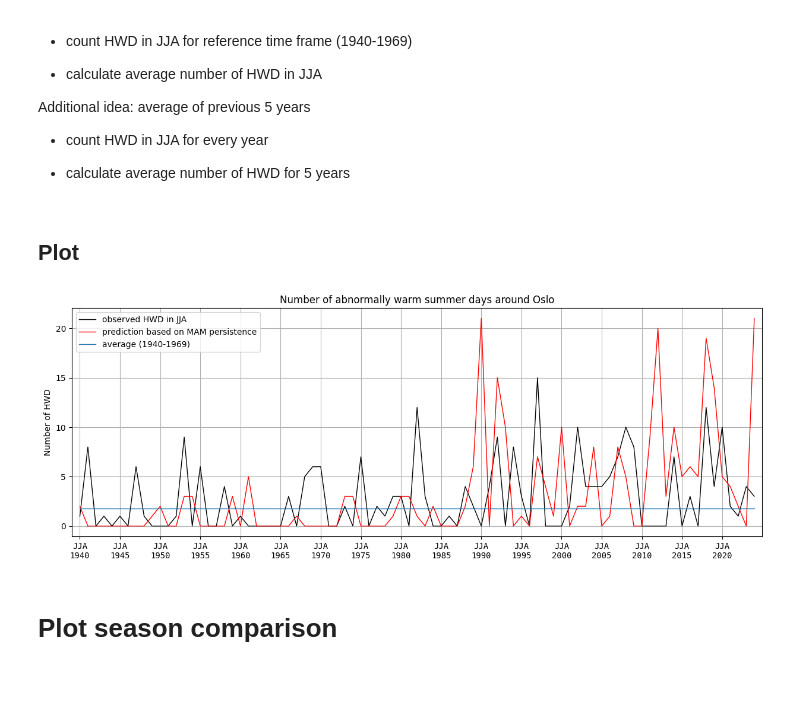
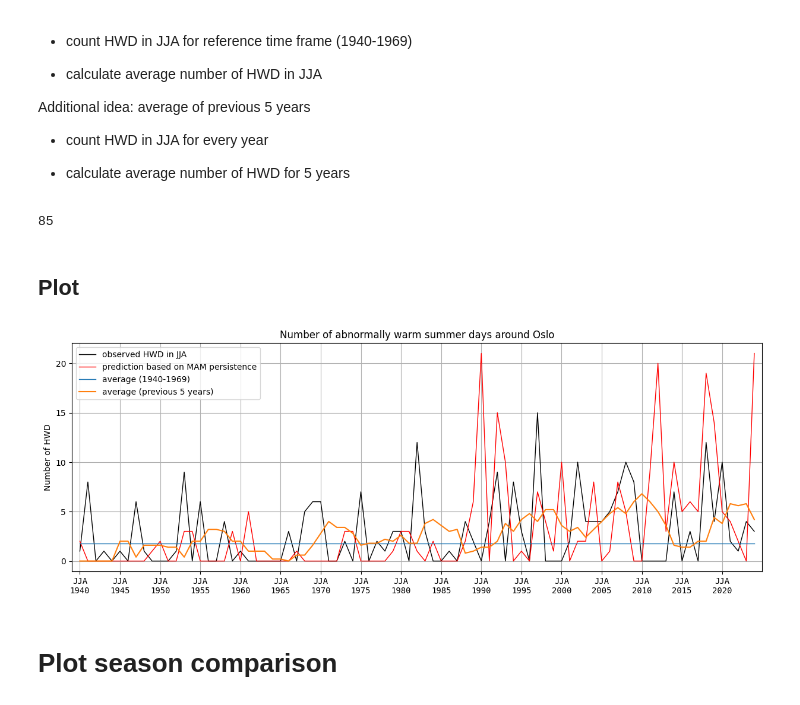
Before and after one commit to stine-fohrmann/63-741-predict-climate, a Jupyter notebook: homework-stat-predict.ipynb, the cells around one changed output. Saved outputs shown, nothing was run; the diff lists cells and outputs as text; code cells hidden in the pictures.

Commit message:
add prediction based on previous 5 years

```diff
--- a/homework-stat-predict.ipynb
+++ b/homework-stat-predict.ipynb
@@ -95,44 +95,63 @@ hwd_climatology_JJA_years, hwd_climatology_JJA = count_hwd(data_subset, climatol
     start_month=6,
     end_month=8
 )
+# %%
+hwd_climatology_JJA_years_full, hwd_climatology_JJA_full = count_hwd(data_subset, climatology,
+    start_year=1940,
+    end_year=2024,
+    start_month=6,
+    end_month=8
+)
 # %%
 years = hwd_JJA_years
 hwd_avg = hwd_climatology_JJA.mean()
 hwd_avg_array = np.full(len(years), hwd_avg)
+
+# Number of years to use for prediction calculation
+num_years = 5
+# Calculate prediction based on previous years
+previous_years_prediction = compute_previous_years_prediction(hwd_climatology_JJA_full, num_years)
+
+len(previous_years_prediction)
+# %% [output]
+85
 # %% [markdown]
 ## Plot
 # %%
 # Plot time series of JJA HWD
 plt.figure(figsize=(15,5))
 
 # Plot observed summer HWD
 plt.plot(years, hwd_JJA, '-', c='k', lw=1, label='observed HWD in JJA')
 # plt.plot(hwd_climatology_JJA_years, hwd_climatology_JJA)
 
 # Prediction based on spring (MAM) persistence
 plt.plot(years, hwd_MAM, '-', c='red', lw=1, label='prediction based on MAM persistence')
 
 # Plot prediction based on May persistence
 # plt.plot(years, hwd_May, '-', lw=1, label='predicted HWD in JJA')
 
 # Plot prediction based on average number of summer HWD
 plt.plot(years, hwd_avg_array, '-', lw=1, label='average (1940-1969)')
 
+# Plot prediction based on average number of summer HWDs of previous 5 years
+plt.plot(years, previous_years_prediction, '-', label=f'average (previous {num_years} years)')
+
 
 # Fig settings
 plt.title('Number of abnormally warm summer days around Oslo')
 plt.ylabel(r'Number of HWD')
 # plt.xlabel(r'time')
 plt.grid()
 plt.legend()
 arial_font = {'fontname': 'monospace'}
 plt.xticks(years[::5], labels=[f'JJA\n{y}' for y in years[::5]], **arial_font)
 plt.xlim(xmin=1939, xmax=2025)
 
 plt.savefig('plots/homework-stat-predict.png')
 plt.show()
 # %% [output]
-[figure, old version]
+[figure, new version]
 # %% [markdown]
 # Plot season comparison
 # %%
```
Also changed, not shown: 2 other files.
